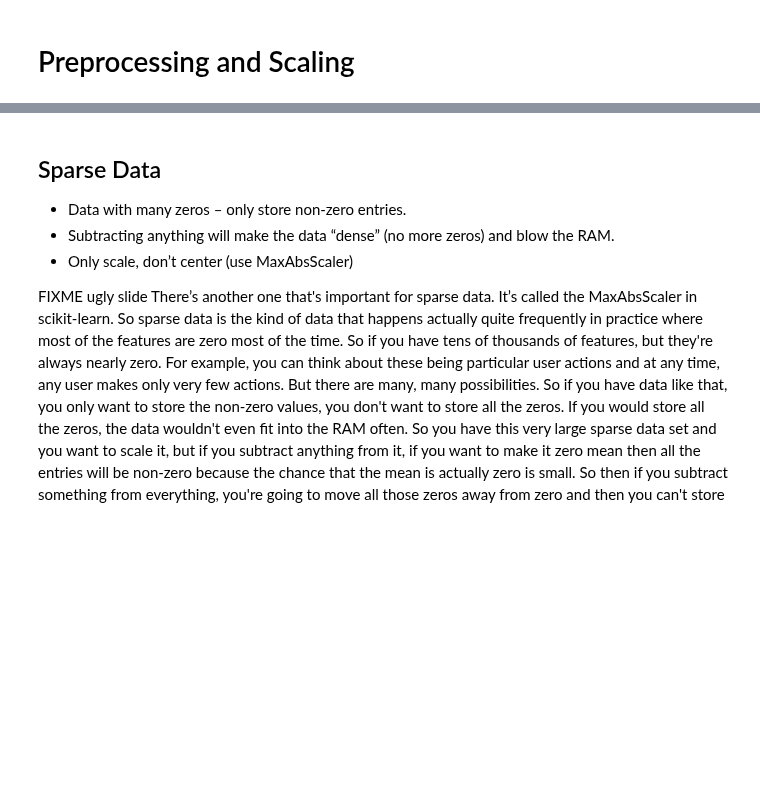
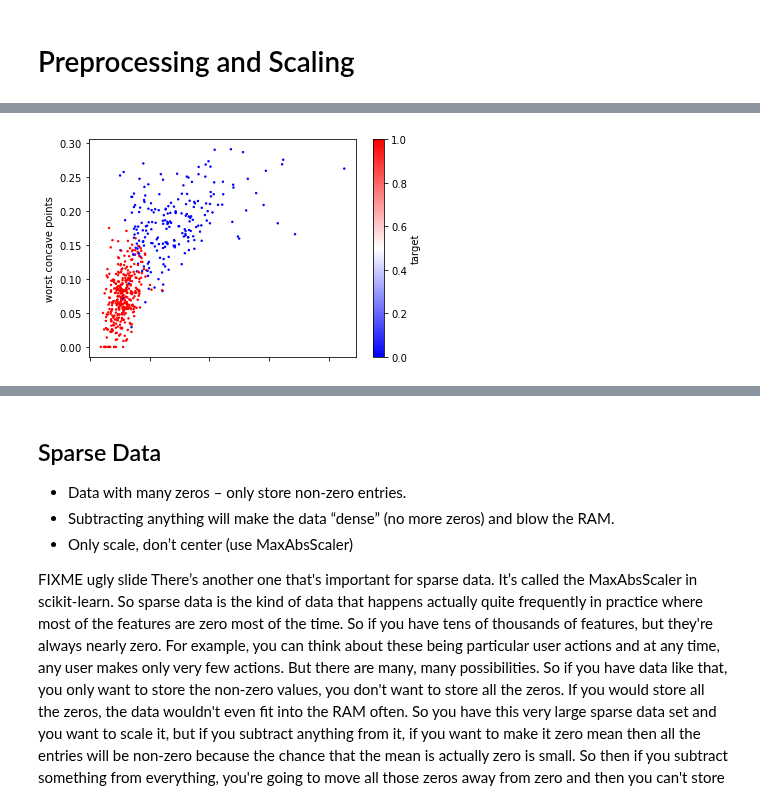
Before and after one commit to amueller/aml, a Jupyter notebook: 01-ml-workflow/03-preprocessing.ipynb, the cells around one changed output, grey strips where cells are left out. Drawn from its saved outputs; the diff is of its cells as text; code cells hidden in the pictures; blank space fills up the shorter version.

```diff
--- a/01-ml-workflow/03-preprocessing.ipynb
+++ b/01-ml-workflow/03-preprocessing.ipynb
@@ -105,0 +21,7 @@ use the L1 normalizer.
+# %%
+import matplotlib.pyplot as plt
+ax = cancer_df.plot.scatter(x='worst area', y='worst concave points',
+                            c='target', colormap='bwr', s=2)
+#TODO xlabel?
+# %% [output]
+[figure, added]
```
Also changed, not shown: parts of 19 cells of this notebook.
